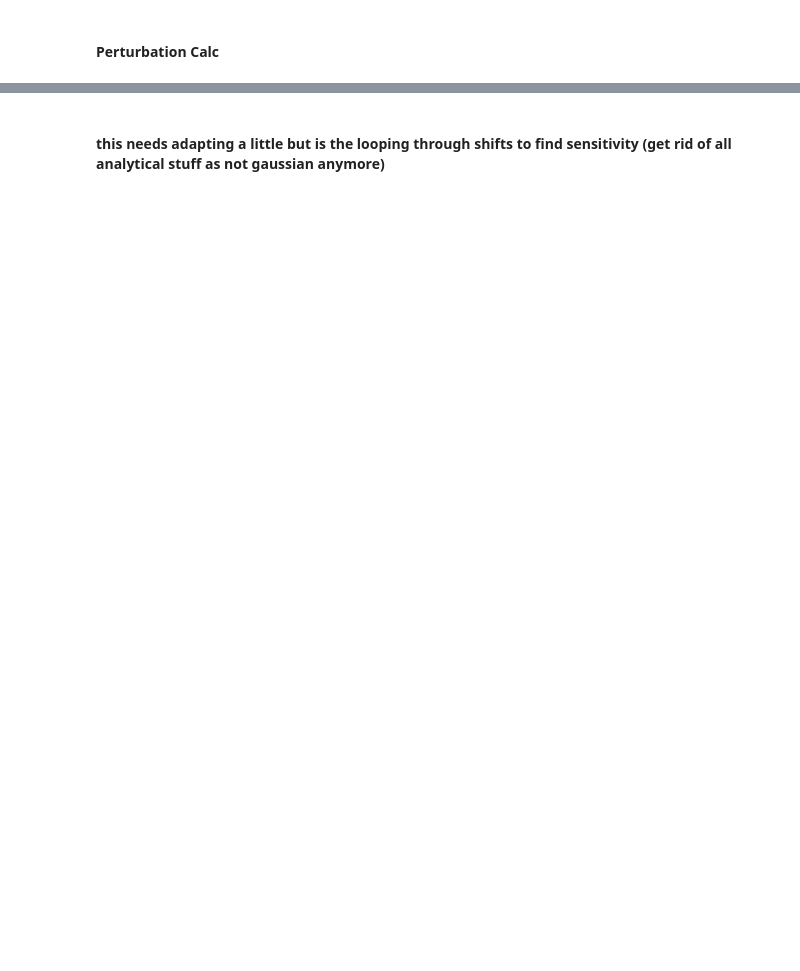
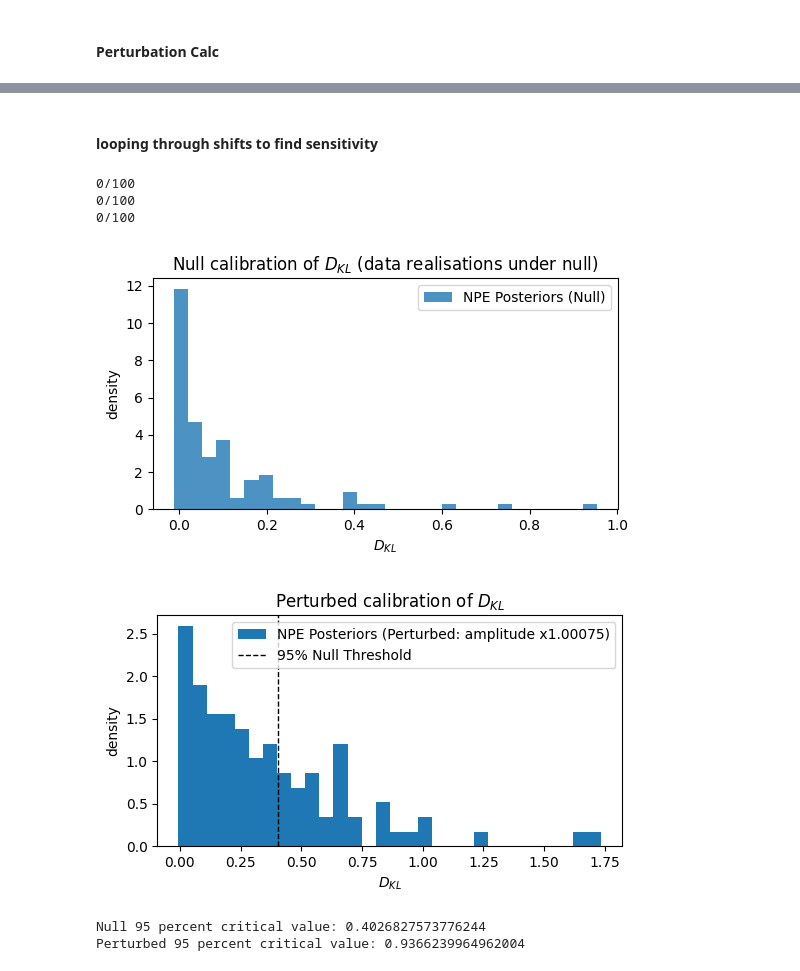
Before and after one commit to jayvasireddy/Part-III-Research-Project, a Jupyter notebook: Cmb_Test_signal_perturbation.ipynb, the cells around one changed output, grey strips where cells are left out. Drawn from its saved outputs; the diff is of its cells as text; code cells hidden in the pictures; blank space fills up the shorter version.

```diff
--- a/Cmb_Test_signal_perturbation.ipynb
+++ b/Cmb_Test_signal_perturbation.ipynb
@@ -717,5 +749,5 @@ dkls, crit_val_95, dkls_perturbed, crit_val_95_perturbed = calibrate_null_dkl_an
 # %% [markdown]
-#### this needs adapting a little but is the looping through shifts to find sensitivity (get rid of all analytical stuff as not gaussian anymore)
+####  looping through shifts to find sensitivity
 # %%
 def calibrate_null_dkl_and_perturb_mean(null_posterior, prior, N, n_theta, compressor, nl_null, beam_null, multiplier):
     """
@@ -764,7 +796,7 @@ def calibrate_null_dkl_and_perturb_mean(null_posterior, prior, N, n_theta, compr
 
     return dkls, crit_val_95, dkls_perturbed, crit_val_95_perturbed, median_perturbed
 # %%
-multipliers_to_test = [1.00025, 1.0005,1.000625, 1.00075]  # sweep beam_base * x
+multipliers_to_test = [1.00025,1.0005, 1.00075]  # sweep beam_base * x
 sensitivity_threshold_reached = False
 
 for multiplier_val in multipliers_to_test:
@@ -784,33 +816,41 @@ crit_val_95           = results[1]
 dkls_perturbed        = results[2]
 crit_val_95_perturbed = results[3]
 median_perturbed      = results[4]
 
 # ==========================================
 # NULL CALIBRATION PLOT
 # ==========================================
 plt.figure(figsize=(6, 3))
 plt.hist(dkls, bins=30, density=True, alpha=0.8, color='tab:blue', label='NPE Posteriors (Null)')
 plt.legend()
 plt.xlabel(r"$D_{KL}$")
 plt.ylabel("density")
 plt.title(r"Null calibration of $D_{KL}$ (data realisations under null)")
 plt.show()
 
 # ==========================================
 # PERTURBED CALIBRATION PLOT
 # ==========================================
 plt.figure(figsize=(6, 3))
 plt.hist(dkls_perturbed, bins=30, density=True, color='tab:blue',
          label=f'NPE Posteriors (Perturbed: amplitude x{multiplier_val})')
 plt.axvline(crit_val_95, color='black', linestyle='dashed', linewidth=1, label='95% Null Threshold')
 plt.legend()
 plt.xlabel(r"$D_{KL}$")
 plt.ylabel("density")
 plt.title(r"Perturbed calibration of $D_{KL}$")
 plt.show()
 
 print("Null 95 percent critical value:", crit_val_95)
 print("Perturbed 95 percent critical value:", crit_val_95_perturbed)
+# %% [output]
+0/100
+0/100
+0/100
+[figure, added]
+[figure, added]
+Null 95 percent critical value: 0.4026827573776244
+Perturbed 95 percent critical value: 0.9366239964962004
 # %%
 import numpy as np
 import matplotlib.pyplot as plt
```
Also changed, not shown: parts of 16 cells of this notebook.
